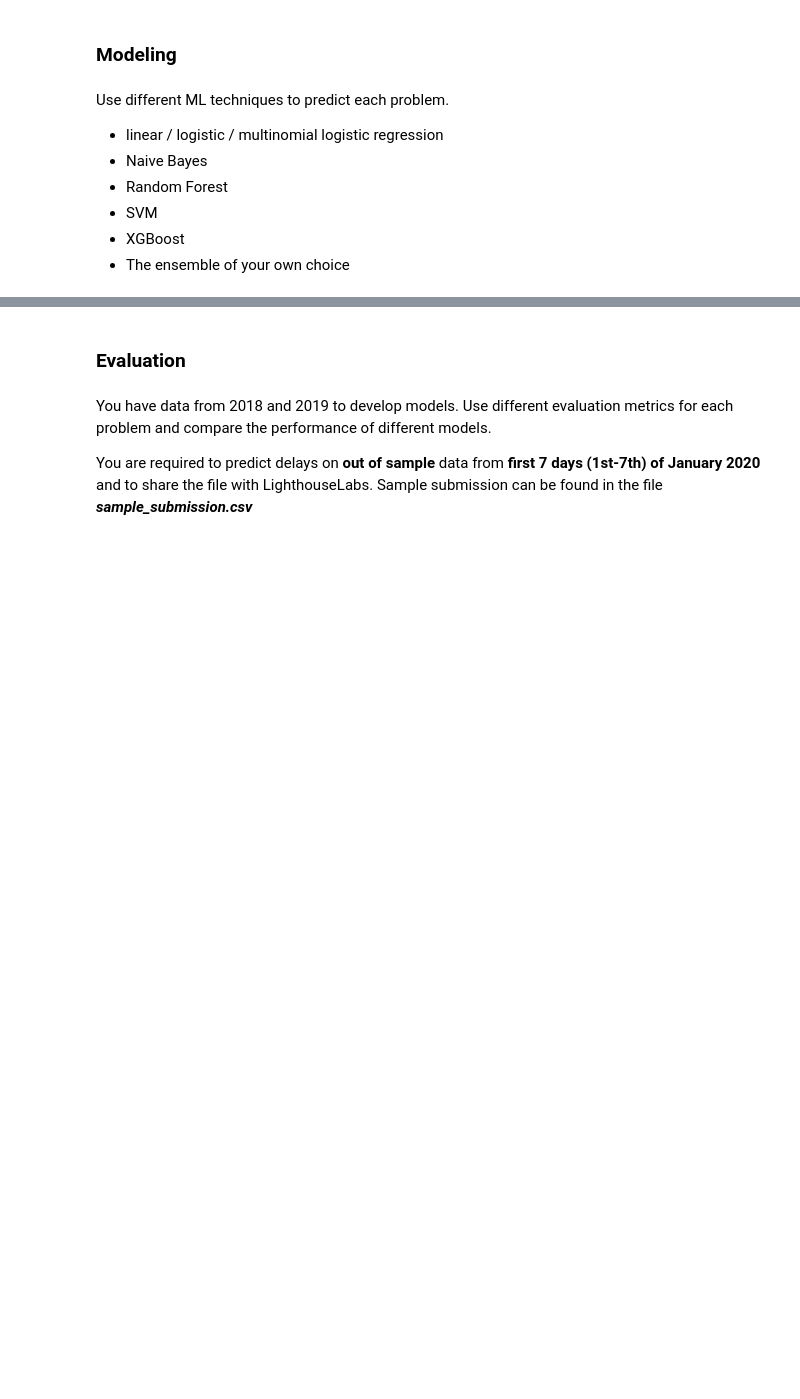
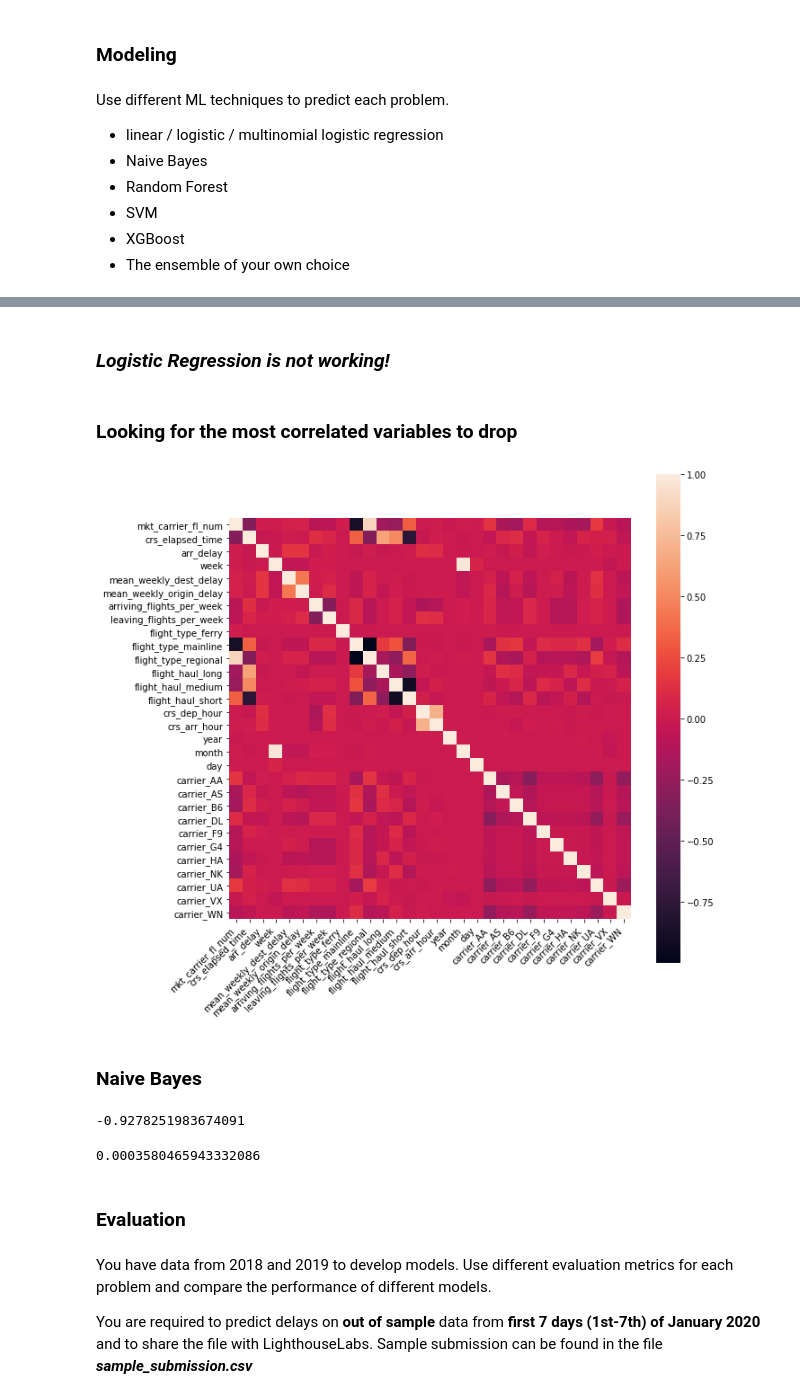
Before and after one commit to albina-m/LHL-Midterm-Flights, a Jupyter notebook: Albina-modeling.ipynb, the cells around one changed output, grey strips where cells are left out. Drawn from its saved outputs; the diff is of its cells as text; code cells hidden in the pictures; blank space fills up the shorter version.

```diff
--- a/Albina-modeling.ipynb
+++ b/Albina-modeling.ipynb
@@ -360,0 +553,2 @@ Use different ML techniques to predict each problem.
+# %% [markdown]
+### ***Logistic Regression is not working!***
@@ -360,0 +564,19 @@ Use different ML techniques to predict each problem.
+# %% [markdown]
+### Looking for the most correlated variables to drop
+# %%
+fig, ax = plt.subplots(figsize=(10,10))
+df_corr = training_no_outliers.corr()
+ax = sns.heatmap(
+    df_corr,
+    #cmap=sns.diverging_palette(20, 220, n=200),
+    square=True
+)
+ax.set_xticklabels(
+    ax.get_xticklabels(),
+    rotation=45,
+    horizontalalignment='right'
+)
+# %% [output]
+[figure, added]
+# %% [markdown]
+### Naive Bayes
@@ -361,3 +602,13 @@ Use different ML techniques to predict each problem.
+# %%
+from sklearn.metrics import r2_score
+print(r2_score(y_test, y_pred))
+# %% [output]
+-0.9278251983674091
+# %%
+from sklearn.metrics import accuracy_score
+accuracy_score(y_test, y_pred)
+# %% [output]
+0.0003580465943332086
 # %% [markdown]
 ### Evaluation
 # %% [markdown]
```
Also changed, not shown: parts of 48 cells of this notebook.
